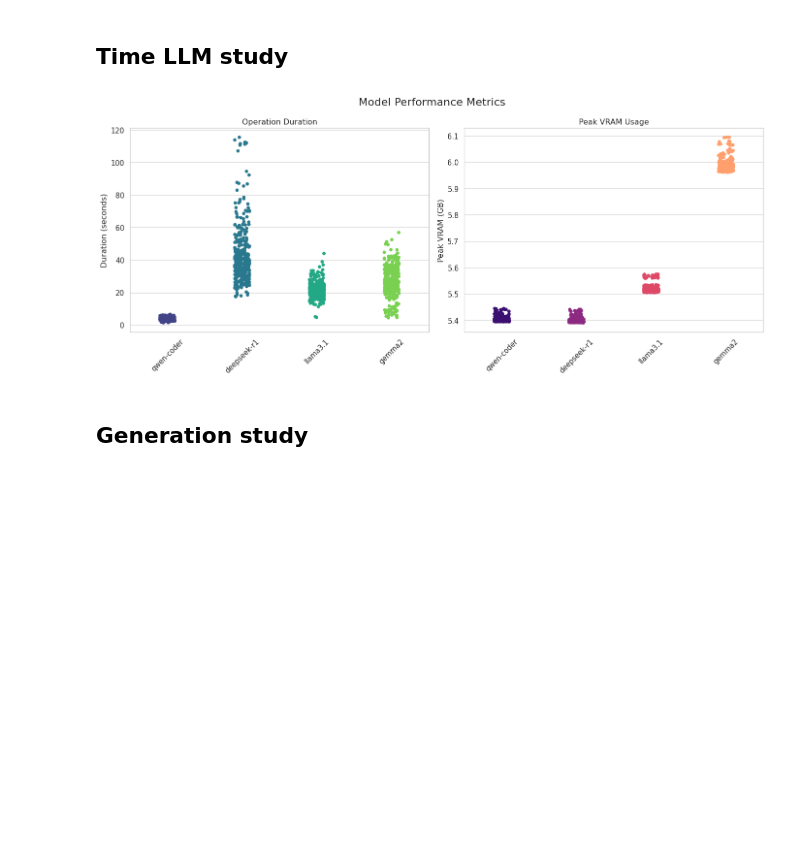
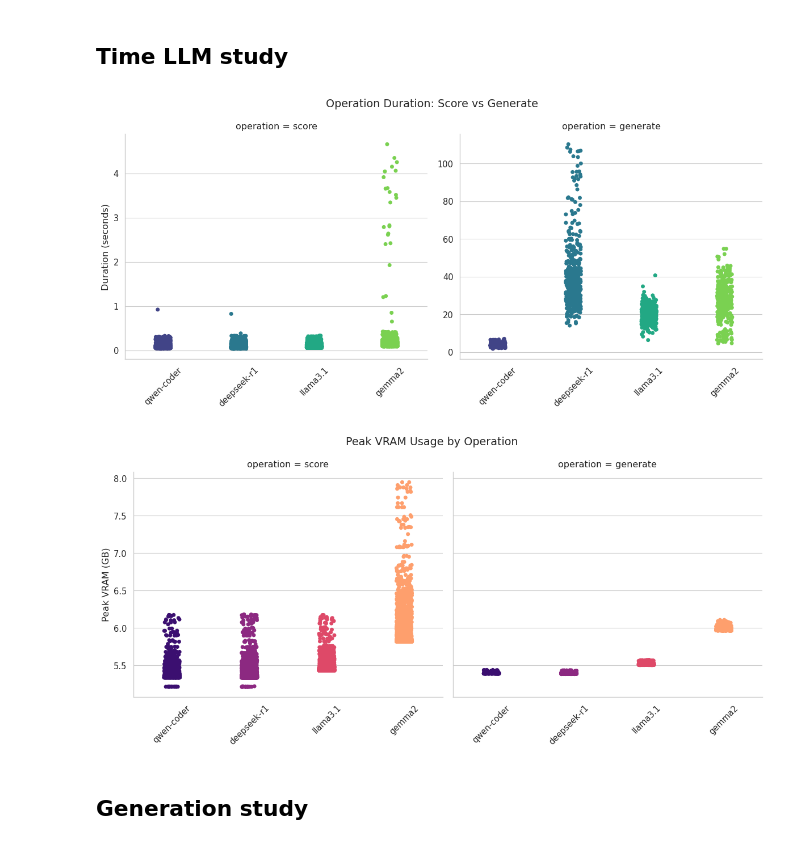
Before and after one commit to Lurpigi/msc-thesis-LLMs-to-rank-decompilers, a Jupyter notebook: final_db.ipynb, the cells around one changed output. Saved outputs shown, nothing was run; the diff lists cells and outputs as text; code cells hidden in the pictures; blank space fills up the shorter version.

```diff
--- a/final_db.ipynb
+++ b/final_db.ipynb
@@ -44,46 +44,52 @@ Loaded 1378 hardware metric records.
+# %%
+#TMP remove seconds less than 0
+df_metrics = df_metrics[df_metrics['duration_sec'] >= 0]
 # %% [markdown]
 # LLM
 # %% [markdown]
 ## Time LLM study
 # %%
 if not df_metrics.empty:
-    fig, axes = plt.subplots(1, 2, figsize=(14, 6), sharex=True)
-
-    sns.stripplot(
+    g = sns.catplot(
         data=df_metrics,
         x='model_id',
         y='duration_sec',
+        col='operation',  # split for 'score' and 'generate'
+        kind='strip', #'box',
         hue='model_id',
         palette='viridis',
-        dodge=False,
-        ax=axes[0]
+        height=5,
+        aspect=1.2,
+        sharey=False      # Independent Y-axis
     )
-    axes[0].set_title('Operation Duration')
-    axes[0].set_ylabel('Duration (seconds)')
-    axes[0].set_xlabel('')
-    axes[0].tick_params(axis='x', rotation=45)
+    g.figure.suptitle('Operation Duration: Score vs Generate', y=1.05)
+    g.set_axis_labels("", "Duration (seconds)")
+    g.set_xticklabels(rotation=45)
 
-    sns.stripplot(
+    g_vram = sns.catplot(
         data=df_metrics,
         x='model_id',
         y='peak_vram_gb',
+        col='operation',
+        kind='strip',
         hue='model_id',
         palette='magma',
-        dodge=False,
-        ax=axes[1]
+        height=5,
+        aspect=1.2
     )
-    axes[1].set_title('Peak VRAM Usage')
-    axes[1].set_ylabel('Peak VRAM (GB)')
-    axes[1].set_xlabel('')
-    axes[1].tick_params(axis='x', rotation=45)
+    g_vram.figure.suptitle('Peak VRAM Usage by Operation', y=1.05)
+    g_vram.set_axis_labels("", "Peak VRAM (GB)")
+    g_vram.set_xticklabels(rotation=45)
+    # for ax in g_vram.axes.flat:
+    #     ax.axhline(16, color='red', linestyle='--', linewidth=2, label='Limit VRAM')
 
-    fig.suptitle('Model Performance Metrics', fontsize=16)
-    fig.tight_layout()
+
     plt.show()
 else:
     print("No metrics data found.")
 # %% [output]
-[figure, old version]
+[figure, new version]
+[figure, added]
 # %% [markdown]
 ## Generation study
 # %%
```
Also changed, not shown: parts of 19 cells of this notebook, 2 other files.
